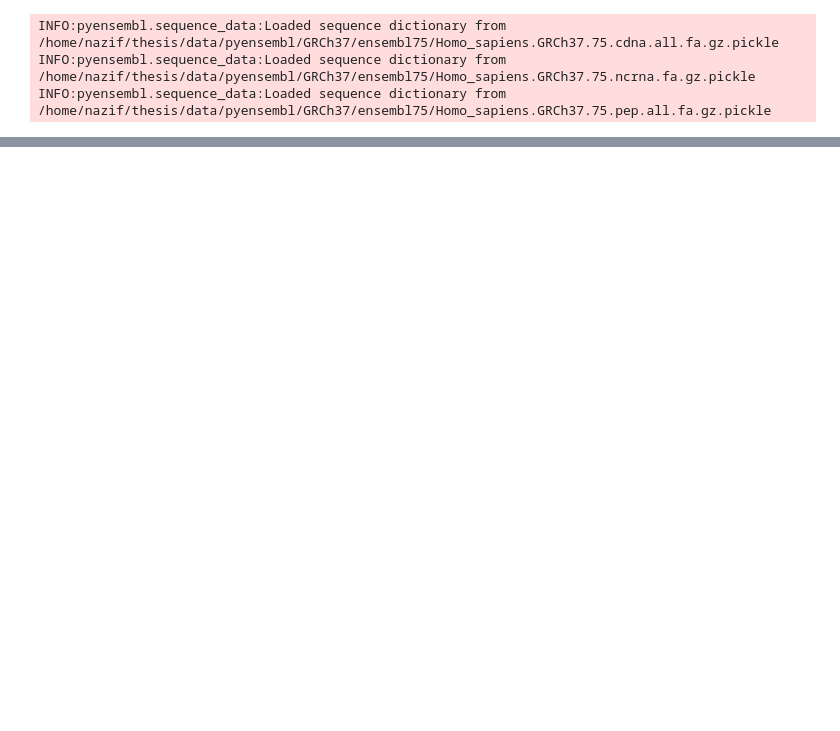
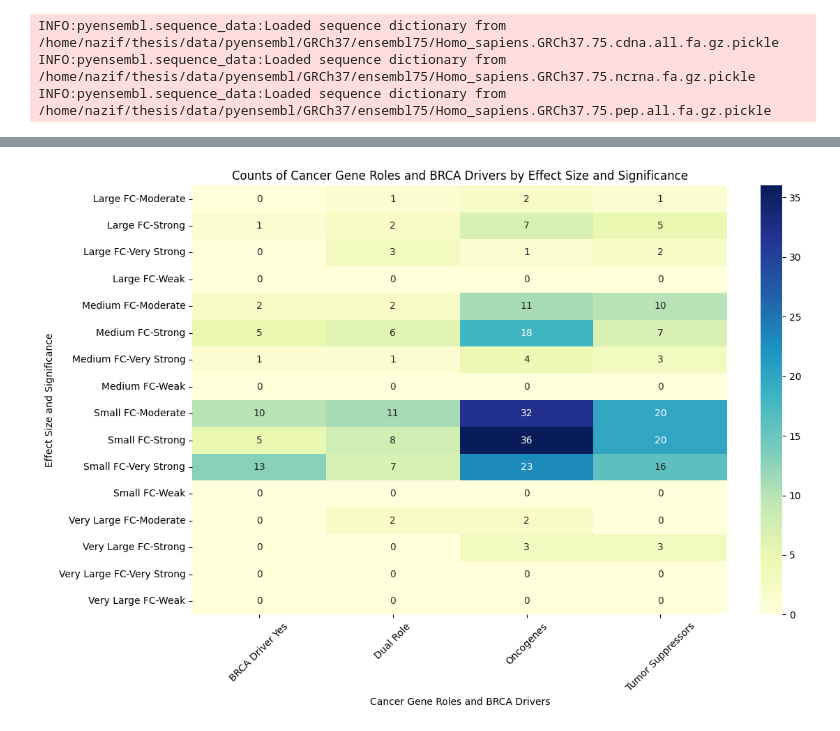
Before and after one commit to TasbasMN/mirscribe-results, a Jupyter notebook: 4_focused_final_data.ipynb, the cells around one changed output, grey strips where cells are left out. Saved outputs shown, nothing was run; the diff lists cells and outputs as text; code cells hidden in the pictures; blank space fills up the shorter version.

```diff
--- a/4_focused_final_data.ipynb
+++ b/4_focused_final_data.ipynb
@@ -104,0 +175,6 @@ ValueError: unknown aggregate ('upregulated', <function <lambda> at 0x...
+# %%
+df = analyze_mirna_binding_changes(results_merged)
+df = add_single_log2fc(df)
+df = add_filter_columns(df)
+df = add_genes_table_details(df)
+df['max_abs_z'] = df[['z_score_new_sites', 'z_score_lost_sites']].abs().max(axis=1)
@@ -104,0 +192,77 @@ ValueError: unknown aggregate ('upregulated', <function <lambda> at 0x...
+# %%
+df_significant = df[df.is_significant].copy()
+
+# Add interpretation columns
+df_significant['effect_size'] = pd.cut(abs(df_significant['log2fc']),
+    bins=[-np.inf, 0.5, 1, 2, np.inf],
+    labels=['Small FC', 'Medium FC', 'Large FC' , 'Very Large FC'])
+
+df_significant['significance'] = pd.cut(df_significant['max_abs_z'],
+    bins=[-np.inf, 2, 5, 10, np.inf],
+    labels=['Weak', 'Moderate', 'Strong', 'Very Strong'])
+
+# Look at distribution
+pd.crosstab(df_significant['effect_size'], df_significant['significance'])
+
+
+# Initialize a list to store results
+results_list = []
+
+# Define the combinations of effect size and significance
+effect_sizes = ['Small FC', 'Medium FC', 'Large FC', 'Very Large FC']
+significances = ['Weak', 'Moderate', 'Strong', 'Very Strong']
+
+# Loop through each combination
+for effect in effect_sizes:
+    for significance in significances:
+        # Filter significant genes based on current effect size and significance
+        filtered_genes = df_significant[(df_significant.effect_size == effect) & (df_significant.significance == significance)]
+
+        # Count cancer gene roles
+        cancer_role_counts = filtered_genes.cancer_gene_role.value_counts()
+
+        # Count BRCA drivers
+        brca_driver_count = filtered_genes['is_brca_driver'].value_counts()
+
+        # Prepare row data
+        result_row = {
+            'Effect Size': effect,
+            'Significance': significance,
+            'Total Genes': filtered_genes.shape[0],
+            'Oncogenes': cancer_role_counts.get('oncogene', 0),
+            'Tumor Suppressors': cancer_role_counts.get('tumor_suppressor', 0),
+            'Dual Role': cancer_role_counts.get('dual_role', 0),
+            # 'Neither': cancer_role_counts.get('neither', 0),
+            'BRCA Driver Yes': brca_driver_count.get(True, 0),
+            # 'BRCA Driver No': brca_driver_count.get(False, 0)
+        }
+
+        results_list.append(result_row)
+
+# Create DataFrame
+results_df = pd.DataFrame(results_list)
+
+# Prepare data for heatmap
+heatmap_data = results_df.melt(id_vars=['Effect Size', 'Significance'],
+                                 value_vars=['Oncogenes', 'Tumor Suppressors',
+                                             'Dual Role',
+                                             'BRCA Driver Yes'],
+                                 var_name='Role', value_name='Count')
+
+# Create a pivot table
+heatmap_pivot = heatmap_data.pivot_table(index=['Effect Size', 'Significance'],
+                                           columns='Role',
+                                           values='Count',
+                                           fill_value=0)
+
+# Create the heatmap
+plt.figure(figsize=(12, 8))
+sns.heatmap(heatmap_pivot, annot=True, fmt='d', cmap='YlGnBu')
+plt.title('Counts of Cancer Gene Roles and BRCA Drivers by Effect Size and Significance')
+plt.xlabel('Cancer Gene Roles and BRCA Drivers')
+plt.ylabel('Effect Size and Significance')
+plt.xticks(rotation=45)
+plt.tight_layout()
+plt.show()
+# %% [output]
+[figure, added]
```
Also changed, not shown: parts of 12 cells of this notebook, 3 other files.
